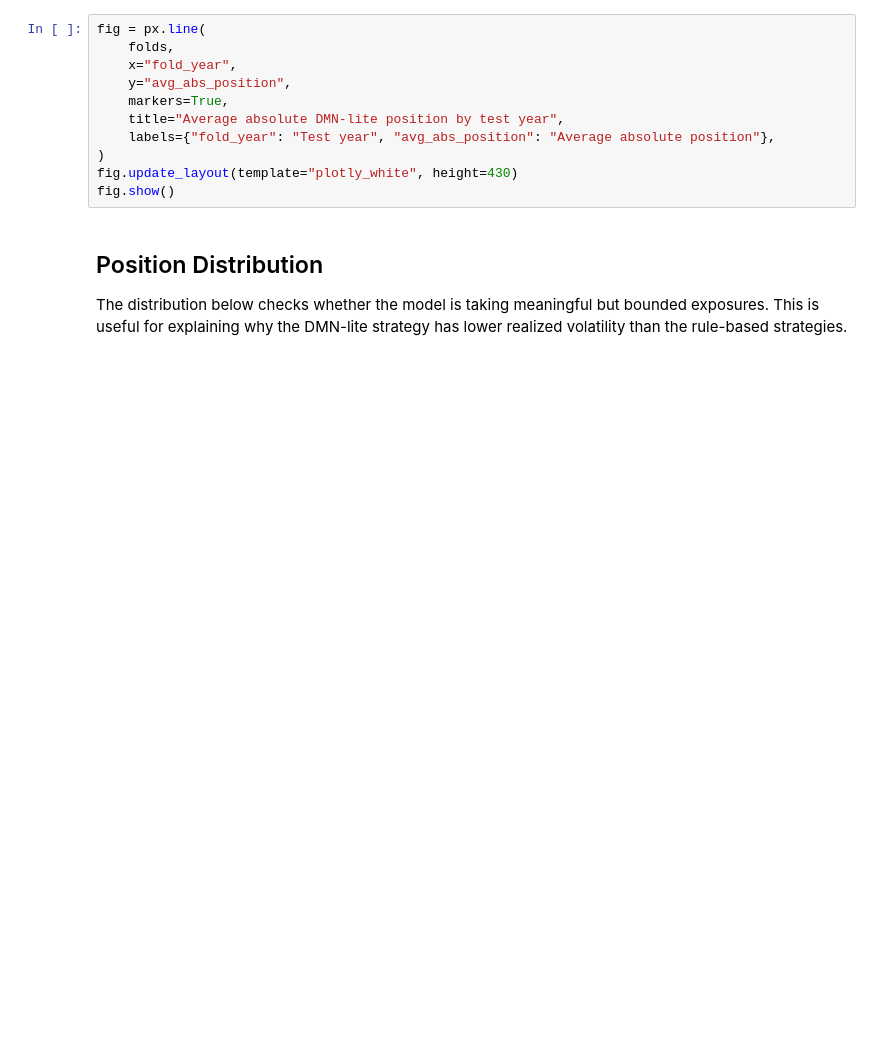
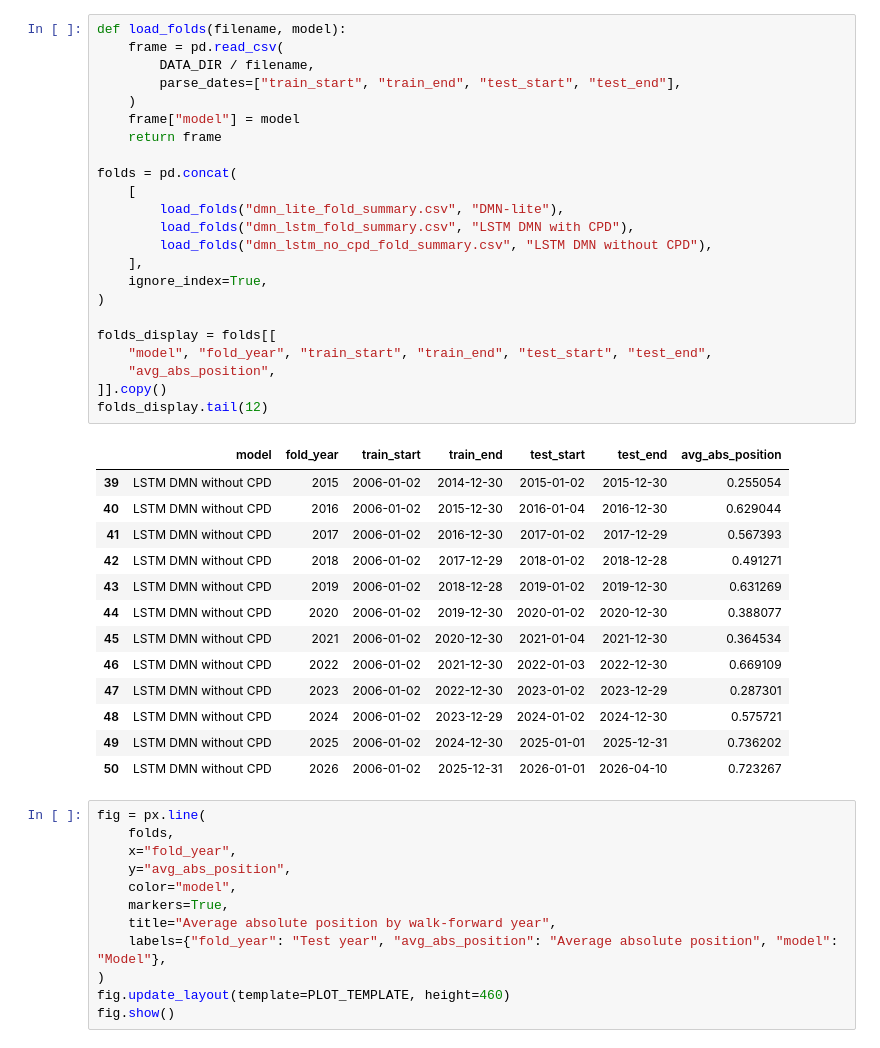
Before and after one commit to VNAZZARENO/Pergam_MSc_2026, a Jupyter notebook: notebooks/03_train_dmn.ipynb, the cells around one changed output. Cells and saved outputs as stored; diff of their text form; blank space fills up the shorter version.

```diff
--- a/notebooks/03_train_dmn.ipynb
+++ b/notebooks/03_train_dmn.ipynb
@@ -102,15 +70,49 @@ Date range: 2010-01-04 -> 2026-04-10
+# %%
+def load_folds(filename, model):
+    frame = pd.read_csv(
+        DATA_DIR / filename,
+        parse_dates=["train_start", "train_end", "test_start", "test_end"],
+    )
+    frame["model"] = model
+    return frame
+
+folds = pd.concat(
+    [
+        load_folds("dmn_lite_fold_summary.csv", "DMN-lite"),
+        load_folds("dmn_lstm_fold_summary.csv", "LSTM DMN with CPD"),
+        load_folds("dmn_lstm_no_cpd_fold_summary.csv", "LSTM DMN without CPD"),
+    ],
+    ignore_index=True,
+)
+
+folds_display = folds[[
+    "model", "fold_year", "train_start", "train_end", "test_start", "test_end",
+    "avg_abs_position",
+]].copy()
+folds_display.tail(12)
+# %% [output]
+|  | model | fold_year | train_start | train_end | test_start | test_end | avg_abs_position |
+| 39 | LSTM DMN without CPD | 2015 | 2006-01-02 | 2014-12-30 | 2015-01-02 | 2015-12-30 | 0.255054 |
+| 40 | LSTM DMN without CPD | 2016 | 2006-01-02 | 2015-12-30 | 2016-01-04 | 2016-12-30 | 0.629044 |
+| 41 | LSTM DMN without CPD | 2017 | 2006-01-02 | 2016-12-30 | 2017-01-02 | 2017-12-29 | 0.567393 |
+| 42 | LSTM DMN without CPD | 2018 | 2006-01-02 | 2017-12-29 | 2018-01-02 | 2018-12-28 | 0.491271 |
+| 43 | LSTM DMN without CPD | 2019 | 2006-01-02 | 2018-12-28 | 2019-01-02 | 2019-12-30 | 0.631269 |
+| 44 | LSTM DMN without CPD | 2020 | 2006-01-02 | 2019-12-30 | 2020-01-02 | 2020-12-30 | 0.388077 |
+| 45 | LSTM DMN without CPD | 2021 | 2006-01-02 | 2020-12-30 | 2021-01-04 | 2021-12-30 | 0.364534 |
+| 46 | LSTM DMN without CPD | 2022 | 2006-01-02 | 2021-12-30 | 2022-01-03 | 2022-12-30 | 0.669109 |
+| 47 | LSTM DMN without CPD | 2023 | 2006-01-02 | 2022-12-30 | 2023-01-02 | 2023-12-29 | 0.287301 |
+| 48 | LSTM DMN without CPD | 2024 | 2006-01-02 | 2023-12-29 | 2024-01-02 | 2024-12-30 | 0.575721 |
+| 49 | LSTM DMN without CPD | 2025 | 2006-01-02 | 2024-12-30 | 2025-01-01 | 2025-12-31 | 0.736202 |
+| 50 | LSTM DMN without CPD | 2026 | 2006-01-02 | 2025-12-31 | 2026-01-01 | 2026-04-10 | 0.723267 |
 # %%
 fig = px.line(
     folds,
     x="fold_year",
     y="avg_abs_position",
+    color="model",
     markers=True,
-    title="Average absolute DMN-lite position by test year",
-    labels={"fold_year": "Test year", "avg_abs_position": "Average absolute position"},
+    title="Average absolute position by walk-forward year",
+    labels={"fold_year": "Test year", "avg_abs_position": "Average absolute position", "model": "Model"},
 )
-fig.update_layout(template="plotly_white", height=430)
+fig.update_layout(template=PLOT_TEMPLATE, height=460)
 fig.show()
-# %% [markdown]
-## Position Distribution
-
-The distribution below checks whether the model is taking meaningful but bounded exposures. This is useful for explaining why the DMN-lite strategy has lower realized volatility than the rule-based strategies.
```
Also changed, not shown: parts of 18 cells of this notebook, 1 other file.
